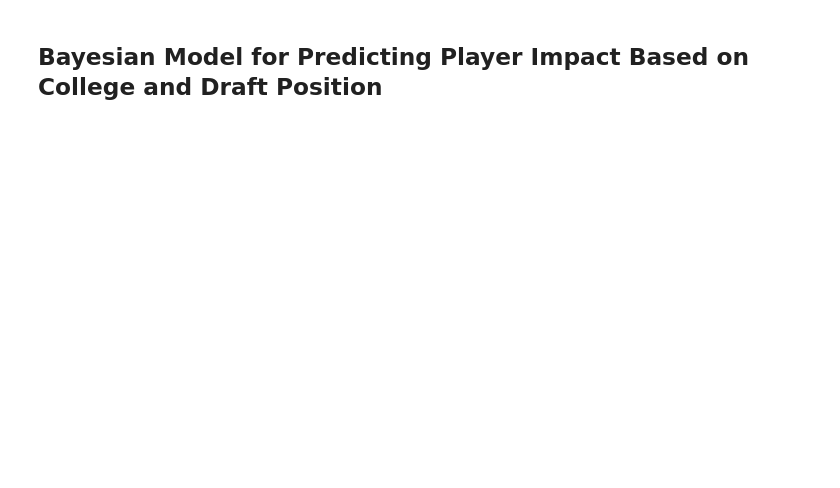
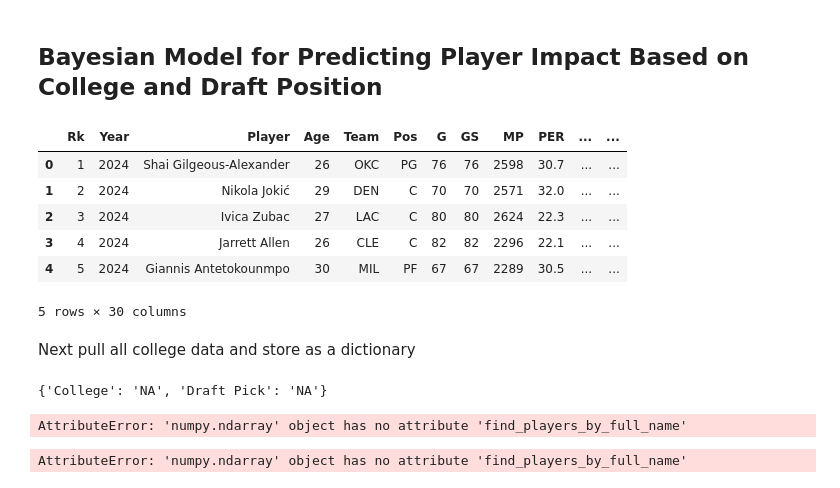
Before and after one commit to nicholaskim1004/Bayesian-NBA-Peak-Analysis, a Jupyter notebook: data_pre.ipynb, the cells around one changed output. Drawn from its saved outputs; the diff is of its cells as text; code cells hidden in the pictures; blank space fills up the shorter version.

Commit message:
-merged the win shares df together -creating a dictionary to store the info I want to add to my final df: college/school and draft number

```diff
--- a/data_pre.ipynb
+++ b/data_pre.ipynb
@@ -5,3 +5,38 @@ from nba_api.stats.endpoints import commonplayerinfo
 from nba_api.stats.static import players
 import pandas as pd
 import numpy as np
+# %%
+win_share_25 = pd.read_csv('Data/NBA Win Shares Leaders 24-25.csv')
+#will specify starting year of season
+win_share_25['Year'] = 2024
+#rearrange columns for readibility
+new_order = ['Rk','Year','Player', 'Age', 'Team', 'Pos', 'G', 'GS', 'MP', 'PER', 'TS%',
+            '3PAr', 'FTr', 'ORB%', 'DRB%', 'TRB%', 'AST%', 'STL%', 'BLK%', 'TOV%',
+            'USG%', 'OWS', 'DWS', 'WS▼', 'WS/48', 'OBPM', 'DBPM', 'BPM', 'VORP',
+            'Awards']
+win_share_25 = win_share_25[new_order]
+win_share_24 = pd.read_csv('Data/NBA Win Shares Leaders 23-24.csv')
+win_share_24['Year'] = 2023
+win_share_24 = win_share_24[new_order]
+win_share_23 = pd.read_csv('Data/NBA Win Shares Leaders 22-23.csv')
+win_share_23['Year'] = 2022
+win_share_23 = win_share_23[new_order]
+win_share_22 = pd.read_csv('Data/NBA Win Shares Leaders 21-22.csv')
+win_share_22['Year'] = 2021
+win_share_22 = win_share_22[new_order]
+win_share_21 = pd.read_csv('Data/NBA Win Shares Leaders 20-21.csv')
+win_share_21['Year'] = 2020
+win_share_21 = win_share_21[new_order]
+
+win_shares = pd.concat([win_share_25, win_share_24, win_share_23, win_share_22, win_share_21], ignore_index=True, sort=False)
+win_shares.head()
+# %% [output]
+|  | Rk | Year | Player | Age | Team | Pos | G | GS | MP | PER | ... | ... |
+| 0 | 1 | 2024 | Shai Gilgeous-Alexander | 26 | OKC | PG | 76 | 76 | 2598 | 30.7 | ... | ... |
+| 1 | 2 | 2024 | Nikola Jokić | 29 | DEN | C | 70 | 70 | 2571 | 32.0 | ... | ... |
+| 2 | 3 | 2024 | Ivica Zubac | 27 | LAC | C | 80 | 80 | 2624 | 22.3 | ... | ... |
+| 3 | 4 | 2024 | Jarrett Allen | 26 | CLE | C | 82 | 82 | 2296 | 22.1 | ... | ... |
+| 4 | 5 | 2024 | Giannis Antetokounmpo | 30 | MIL | PF | 67 | 67 | 2289 | 30.5 | ... | ... |
+5 rows × 30 columns
+# %% [markdown]
+Next pull all college data and store as a dictionary
@@ -7,0 +60,13 @@ import numpy as np
+# %%
+info_dict['Bam Adebayo']
+# %% [output]
+{'College': 'NA', 'Draft Pick': 'NA'}
+# %%
+players.find_players_by_full_name("Lebron James")
+# %% [output]
+AttributeError: 'numpy.ndarray' object has no attribute 'find_players_by_full_name'
+# %%
+player_info = commonplayerinfo.CommonPlayerInfo(player_id=players.find_players_by_full_name("Nikola Joic")[0]['id'])
+info = player_info.common_player_info.get_dict()
+# %% [output]
+AttributeError: 'numpy.ndarray' object has no attribute 'find_players_by_full_name'
```
Also changed, not shown: parts of 9 cells of this notebook.
